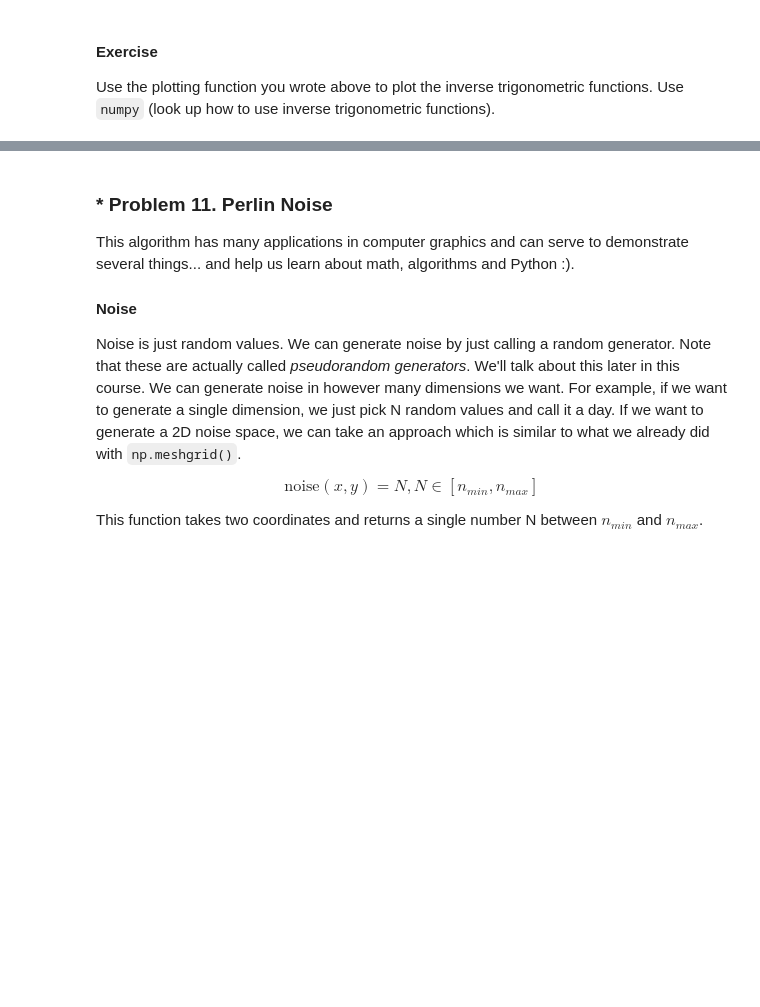
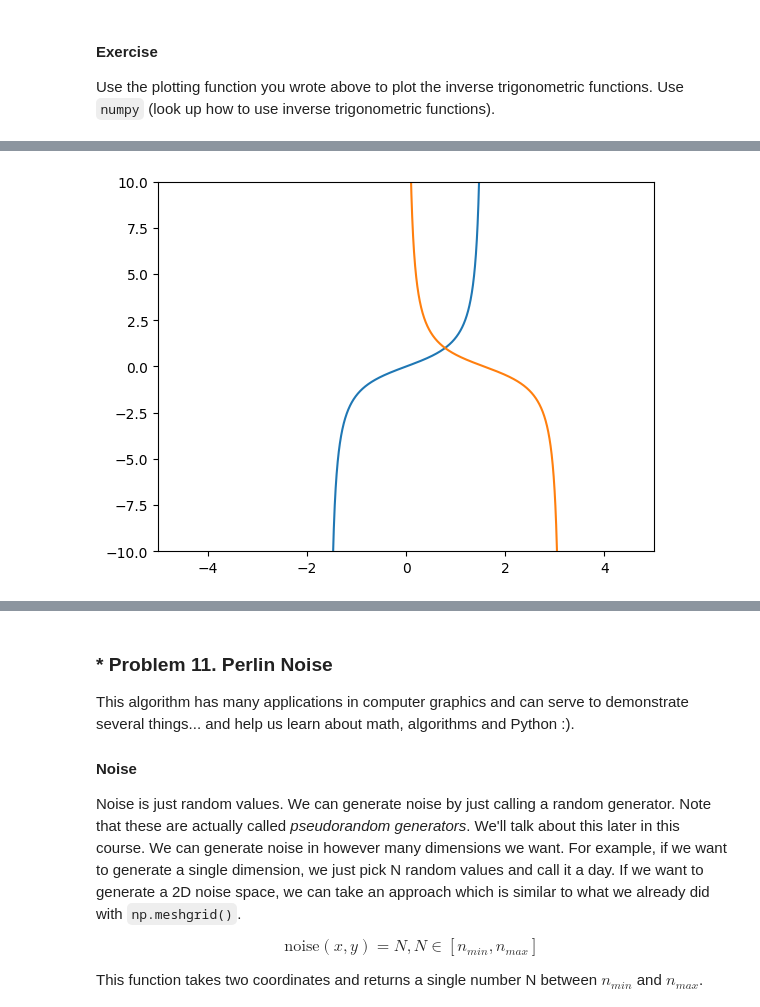
Before and after one commit to VladoDev03/math-concepts-for-developers-softuni, a Jupyter notebook: 01-high-school-maths/High-School Maths Exercise.ipynb, the cells around one changed output, grey strips where cells are left out. Drawn from its saved outputs; the diff is of its cells as text; code cells hidden in the pictures; blank space fills up the shorter version.

```diff
--- a/01-high-school-maths/High-School Maths Exercise.ipynb
+++ b/01-high-school-maths/High-School Maths Exercise.ipynb
@@ -873 +905,21 @@ Use the plotting function you wrote above to plot the inverse trigonometric func
+# %%
+def cot(x):
+    return np.cos(x) / np.sin(x)
+# %%
+plt.ylim(-10, 10)
+plt.xlim(-5, 5)
+
+x = np.linspace(-np.pi / 2, np.pi / 2, 1000)
+x = x[1:-1]
+y = np.tan(x)
+plt.plot(x, y)
+
+x = np.linspace(0.01, np.pi - 0.01, 1000)
+x = x[1:-1]
+y = cot(x)
+plt.plot(x, y)
+
+plt.show()
+# %% [output]
+[figure, added]
 # %%
```
Also changed, not shown: parts of 9 cells of this notebook.
